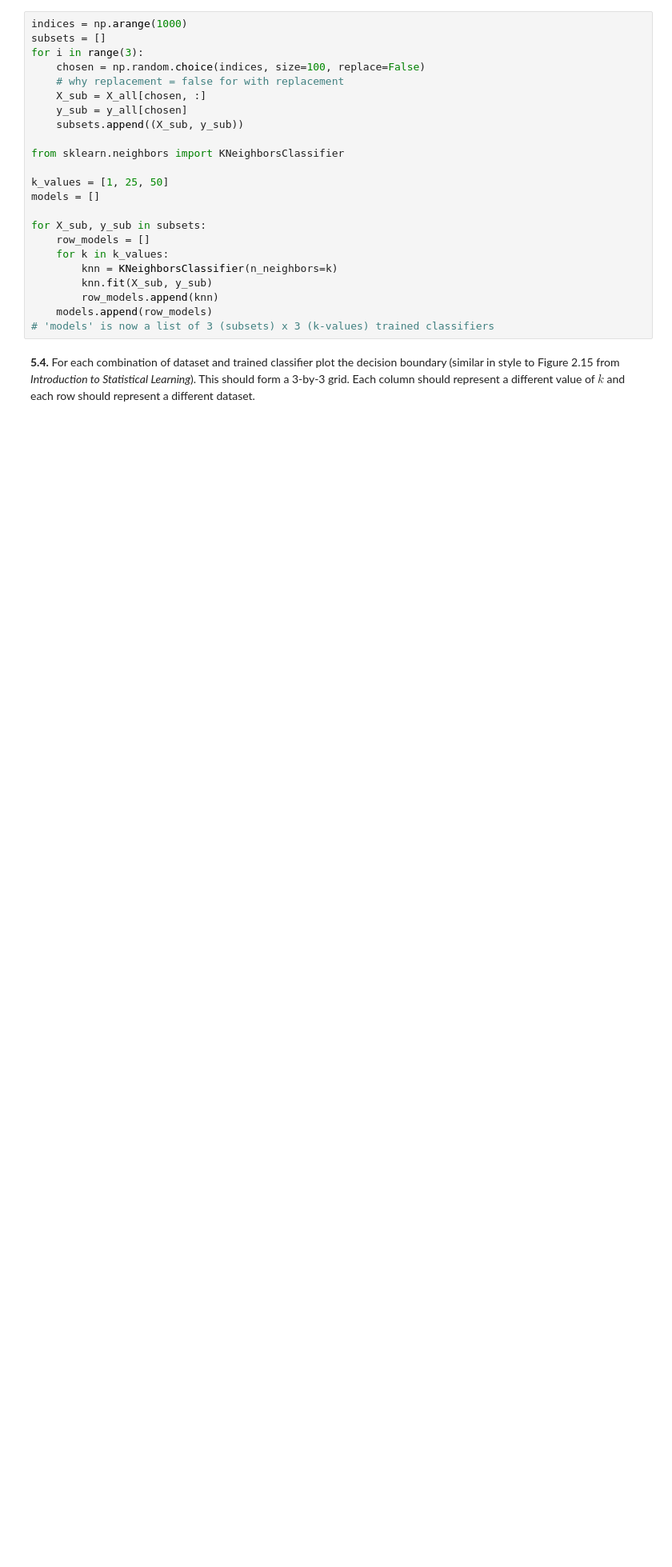
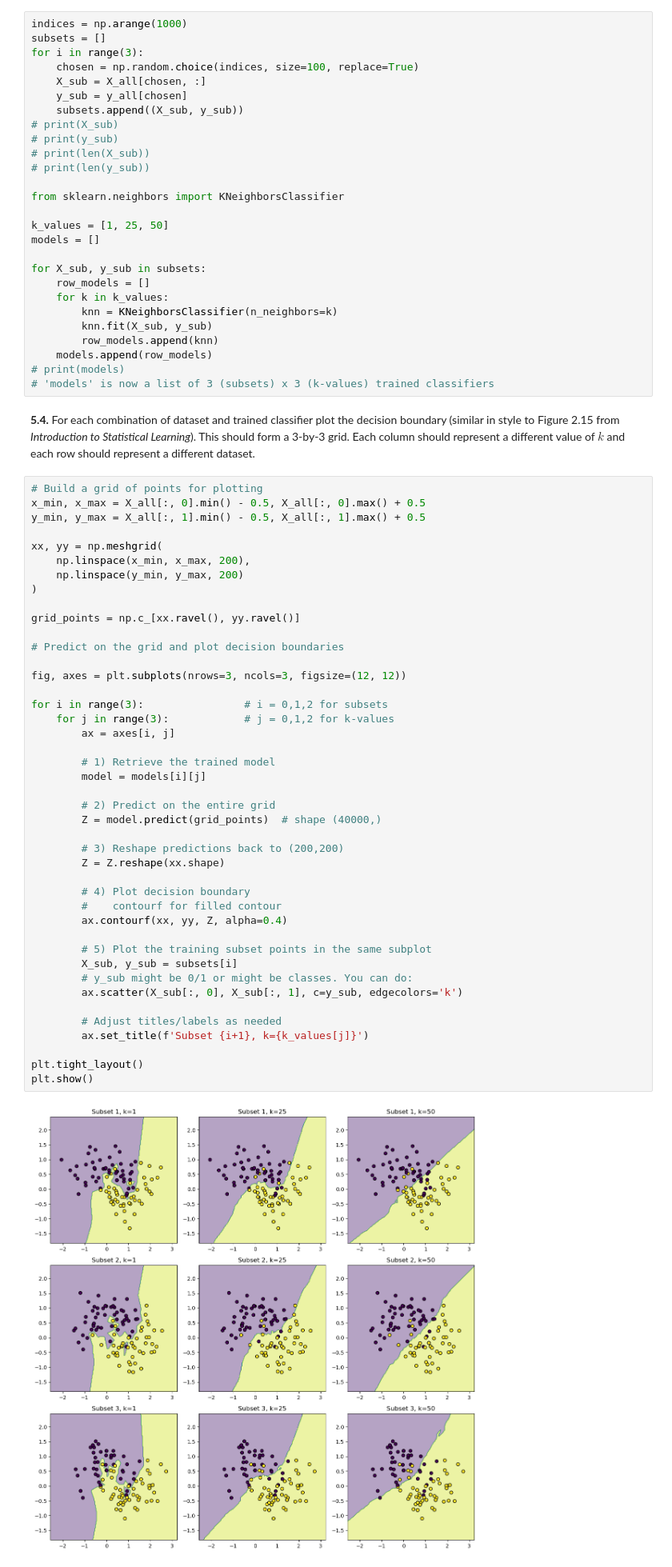
Before and after one commit to cathylyirang/IDS_705_ML, a Jupyter notebook: Assignment_2/assignment2.ipynb, the cells around one changed output. Shown at 80% size. Cells and saved outputs as stored; diff of their text form; blank space fills up the shorter version.

```diff
--- a/Assignment_2/assignment2.ipynb
+++ b/Assignment_2/assignment2.ipynb
@@ -468,11 +468,14 @@ datasets, each with 3 trained classifiers).
 indices = np.arange(1000)
 subsets = []
 for i in range(3):
-    chosen = np.random.choice(indices, size=100, replace=False)
-    # why replacement = false for with replacement
+    chosen = np.random.choice(indices, size=100, replace=True)
     X_sub = X_all[chosen, :]
     y_sub = y_all[chosen]
     subsets.append((X_sub, y_sub))
+# print(X_sub)
+# print(y_sub)
+# print(len(X_sub))
+# print(len(y_sub))
 
 from sklearn.neighbors import KNeighborsClassifier
 
@@ -486,6 +489,7 @@ for X_sub, y_sub in subsets:
         knn.fit(X_sub, y_sub)
         row_models.append(knn)
     models.append(row_models)
+# print(models)
 # 'models' is now a list of 3 (subsets) x 3 (k-values) trained classifiers
 # %% [markdown]
 **5.4.** For each combination of dataset and trained classifier plot the
@@ -493,6 +497,51 @@ decision boundary (similar in style to Figure 2.15 from *Introduction to
 Statistical Learning*). This should form a 3-by-3 grid. Each column
 should represent a different value of $k$ and each row should represent
 a different dataset.
+# %%
+# Build a grid of points for plotting
+x_min, x_max = X_all[:, 0].min() - 0.5, X_all[:, 0].max() + 0.5
+y_min, y_max = X_all[:, 1].min() - 0.5, X_all[:, 1].max() + 0.5
+
+xx, yy = np.meshgrid(
+    np.linspace(x_min, x_max, 200),
+    np.linspace(y_min, y_max, 200)
+)
+
+grid_points = np.c_[xx.ravel(), yy.ravel()]
+
+# Predict on the grid and plot decision boundaries
+
+fig, axes = plt.subplots(nrows=3, ncols=3, figsize=(12, 12))
+
+for i in range(3):                # i = 0,1,2 for subsets
+    for j in range(3):            # j = 0,1,2 for k-values
+        ax = axes[i, j]
+
+        # 1) Retrieve the trained model
+        model = models[i][j]
+
+        # 2) Predict on the entire grid
+        Z = model.predict(grid_points)  # shape (40000,)
+
+        # 3) Reshape predictions back to (200,200)
+        Z = Z.reshape(xx.shape)
+
+        # 4) Plot decision boundary
+        #    contourf for filled contour
+        ax.contourf(xx, yy, Z, alpha=0.4)
+
+        # 5) Plot the training subset points in the same subplot
+        X_sub, y_sub = subsets[i]
+        # y_sub might be 0/1 or might be classes. You can do:
+        ax.scatter(X_sub[:, 0], X_sub[:, 1], c=y_sub, edgecolors='k')
+
+        # Adjust titles/labels as needed
+        ax.set_title(f'Subset {i+1}, k={k_values[j]}')
+
+plt.tight_layout()
+plt.show()
+# %% [output]
+[figure, added]
 # %% [markdown]
 **5.5.** What do you notice about the difference between the decision
 boundaries in the rows and the columns in your figure? Which decision
```
Also changed, not shown: parts of 2 cells of this notebook, 1 other file.
